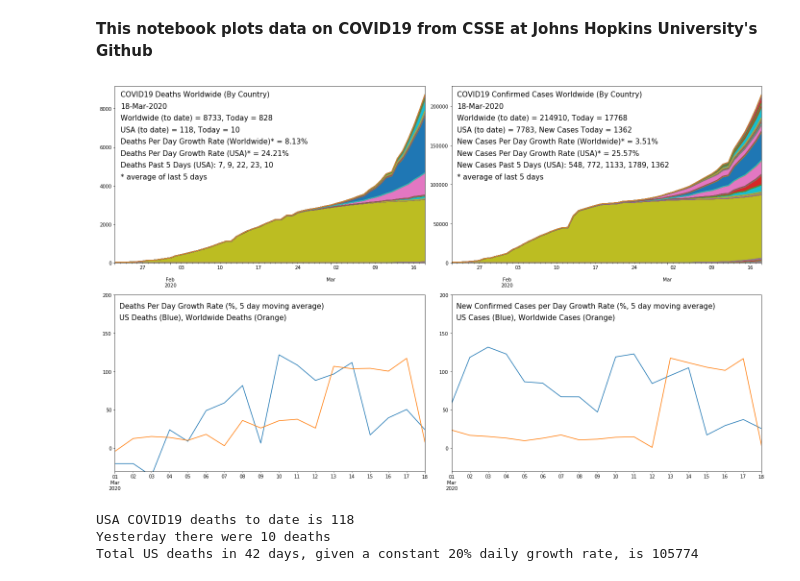
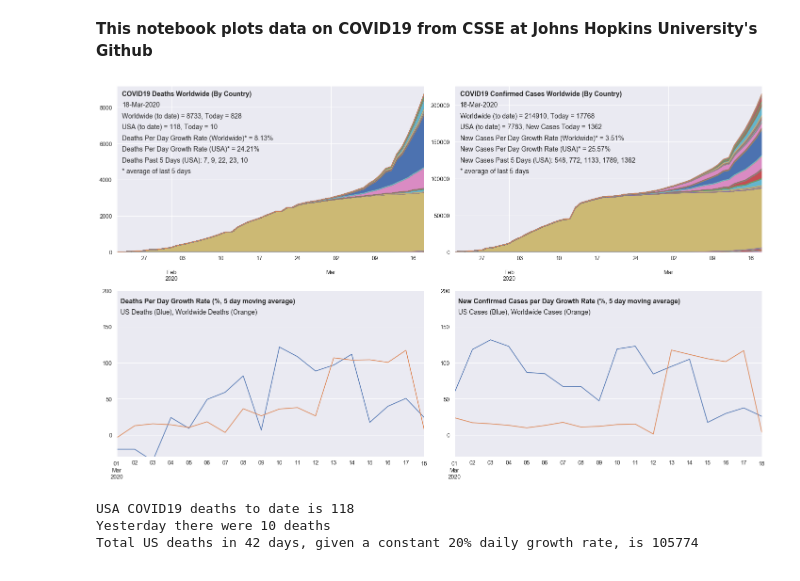
Before and after one commit to danlaw/covid19-analysis, a Jupyter notebook: covid.ipynb, the cells around one changed output. Cells and saved outputs as stored; diff of their text form; code cells hidden in the pictures.

Commit message:
added seaborn
to make plots prettier

```diff
--- a/covid.ipynb
+++ b/covid.ipynb
@@ -9,6 +9,10 @@ import matplotlib.pyplot as plt
 %matplotlib inline
 from datetime import datetime
 import dateutil.parser
+import seaborn as sns
+sns.set()
+sns.set_style("darkgrid")
+sns.set_context("notebook", font_scale = 1.1)
 # %%
 #get the data from CSSE at Johns Hopkins University's Github
 confirmed = pd.read_csv('https://github.com/CSSEGISandData/COVID-19/raw/master/csse_covid_19_data/csse_covid_19_time_series/time_series_19-covid-Confirmed.csv')
@@ -66,54 +70,54 @@ WWNewCasesPerDayGrowthRateMA = WWNewCasesPerDay.pct_change().replace([np.inf, -n
 #latest worldwide confirmed cases growth rate based on moving average
 LatestWWCasesGrowthRate = WWNewCasesPerDayGrowthRateMA[-1]
 #total US confirmed cases to latest date
 USCasesToDate = C2['US'][-1]
 #US confirmed new cases per day
 USNewCasesPerDay = C2['US'][1:] - C2['US'][:-1].values #new cases per day
 #latest US new confirmed cases per day growth rate over moving average
 USNewCasesPerDayGrowthMA = USNewCasesPerDay.pct_change().replace([np.inf, -np.inf], np.nan).fillna(0).rolling(window=MovingAveDays).mean()*100
 #latest US confirmed cases daily growth rate based on moving average
 LatestUSCasesGrowthRate = USNewCasesPerDayGrowthMA[-1]
 L5C = USNewCasesPerDay[-5:]
 
 #plot stacked area chart of deaths
 D2.plot(kind='area', legend=False, ax=axarr1)
-axarr1.text(D2.index[1], WWDeathsToDate, "COVID19 Deaths Worldwide (By Country)", ha="left", va="center", rotation=0, size=15)
-axarr1.text(D2.index[1], WWDeathsToDate*.93, str(Date.strftime("%d-%b-%Y")), ha="left", va="center", rotation=0, size=15)
-axarr1.text(D2.index[1], WWDeathsToDate*.86, "Worldwide (to date) = " + str(WWDeathsToDate) + ", Today = " + str(WWDeathsPerDay[-1]), ha="left", va="center", rotation=0, size=15)
-axarr1.text(D2.index[1], WWDeathsToDate*.79, "USA (to date) = " + str(USDeathsToDate) + ", Today = " + str(USDeathsPerDay[-1]), ha="left", va="center", rotation=0, size=15)
-axarr1.text(D2.index[1], WWDeathsToDate*.72, "Deaths Per Day Growth Rate (Worldwide)* = " + "{:.2f}".format(LatestWWDeathsGrowthRate) + '%', ha="left", va="center", rotation=0, size=15)
-axarr1.text(D2.index[1], WWDeathsToDate*.65, "Deaths Per Day Growth Rate (USA)* = " + "{:.2f}".format(LatestUSDeathsPerDayGrowthRate) + '%', ha="left", va="center", rotation=0, size=15)
-axarr1.text(D2.index[1], WWDeathsToDate*.58, "Deaths Past 5 Days (USA): {}, {}, {}, {}, {}".format(L5D[-5],L5D[-4],L5D[-3],L5D[-2],L5D[-1]), ha="left", va="center", rotation=0, size=15)
-axarr1.text(D2.index[1], WWDeathsToDate*.51, '* average of last ' + str(MovingAveDays) + ' days', ha="left", va="center", rotation=0, size=15)
+axarr1.text(D2.index[1], WWDeathsToDate, "COVID19 Deaths Worldwide (By Country)", ha="left", va="center", rotation=0, fontsize=14, fontweight='bold')
+axarr1.text(D2.index[1], WWDeathsToDate*.93, str(Date.strftime("%d-%b-%Y")), ha="left", va="center", rotation=0, fontsize=14)
+axarr1.text(D2.index[1], WWDeathsToDate*.86, "Worldwide (to date) = " + str(WWDeathsToDate) + ", Today = " + str(WWDeathsPerDay[-1]), ha="left", va="center", rotation=0, fontsize=14)
+axarr1.text(D2.index[1], WWDeathsToDate*.79, "USA (to date) = " + str(USDeathsToDate) + ", Today = " + str(USDeathsPerDay[-1]), ha="left", va="center", rotation=0, fontsize=14)
+axarr1.text(D2.index[1], WWDeathsToDate*.72, "Deaths Per Day Growth Rate (Worldwide)* = " + "{:.2f}".format(LatestWWDeathsGrowthRate) + '%', ha="left", va="center", rotation=0, fontsize=14)
+axarr1.text(D2.index[1], WWDeathsToDate*.65, "Deaths Per Day Growth Rate (USA)* = " + "{:.2f}".format(LatestUSDeathsPerDayGrowthRate) + '%', ha="left", va="center", rotation=0, fontsize=14)
+axarr1.text(D2.index[1], WWDeathsToDate*.58, "Deaths Past 5 Days (USA): {}, {}, {}, {}, {}".format(L5D[-5],L5D[-4],L5D[-3],L5D[-2],L5D[-1]), ha="left", va="center", rotation=0, fontsize=14)
+axarr1.text(D2.index[1], WWDeathsToDate*.51, '* average of last ' + str(MovingAveDays) + ' days', ha="left", va="center", rotation=0, fontsize=14)
 
 #plot stacked area chart of confirmed cases
 C2.plot(kind='area', legend=False, ax=axarr2)
-axarr2.text(C2.index[1], WWCasesToDate, "COVID19 Confirmed Cases Worldwide (By Country)", ha="left", va="center", rotation=0, size=15)
-axarr2.text(C2.index[1], WWCasesToDate*.93, str(Date.strftime("%d-%b-%Y")), ha="left", va="center", rotation=0, size=15)
-axarr2.text(C2.index[1], WWCasesToDate*.86, "Worldwide (to date) = " + str(WWCasesToDate) + ", Today = " + str(WWNewCasesPerDay[-1]), ha="left", va="center", rotation=0, size=15)
-axarr2.text(C2.index[1], WWCasesToDate*.79, "USA (to date) = " + str(USCasesToDate) + ", New Cases Today = " + str(USNewCasesPerDay[-1]), ha="left", va="center", rotation=0, size=15)
-axarr2.text(C2.index[1], WWCasesToDate*.72, "New Cases Per Day Growth Rate (Worldwide)* = " + "{:.2f}".format(LatestWWCasesGrowthRate) + '%', ha="left", va="center", rotation=0, size=15)
-axarr2.text(C2.index[1], WWCasesToDate*.65, "New Cases Per Day Growth Rate (USA)* = " + "{:.2f}".format(LatestUSCasesGrowthRate) + '%', ha="left", va="center", rotation=0, size=15)
-axarr2.text(C2.index[1], WWCasesToDate*.58, "New Cases Past 5 Days (USA): {}, {}, {}, {}, {}".format(L5C[-5],L5C[-4],L5C[-3],L5C[-2],L5C[-1]), ha="left", va="center", rotation=0, size=15)
-axarr2.text(C2.index[1], WWCasesToDate*.51, '* average of last ' + str(MovingAveDays) + ' days', ha="left", va="center", rotation=0, size=15)
+axarr2.text(C2.index[1], WWCasesToDate, "COVID19 Confirmed Cases Worldwide (By Country)", ha="left", va="center", rotation=0, fontsize=14, fontweight='bold')
+axarr2.text(C2.index[1], WWCasesToDate*.93, str(Date.strftime("%d-%b-%Y")), ha="left", va="center", rotation=0, fontsize=14)
+axarr2.text(C2.index[1], WWCasesToDate*.86, "Worldwide (to date) = " + str(WWCasesToDate) + ", Today = " + str(WWNewCasesPerDay[-1]), ha="left", va="center", rotation=0, fontsize=14)
+axarr2.text(C2.index[1], WWCasesToDate*.79, "USA (to date) = " + str(USCasesToDate) + ", New Cases Today = " + str(USNewCasesPerDay[-1]), ha="left", va="center", rotation=0, fontsize=14)
+axarr2.text(C2.index[1], WWCasesToDate*.72, "New Cases Per Day Growth Rate (Worldwide)* = " + "{:.2f}".format(LatestWWCasesGrowthRate) + '%', ha="left", va="center", rotation=0, fontsize=14)
+axarr2.text(C2.index[1], WWCasesToDate*.65, "New Cases Per Day Growth Rate (USA)* = " + "{:.2f}".format(LatestUSCasesGrowthRate) + '%', ha="left", va="center", rotation=0, fontsize=14)
+axarr2.text(C2.index[1], WWCasesToDate*.58, "New Cases Past 5 Days (USA): {}, {}, {}, {}, {}".format(L5C[-5],L5C[-4],L5C[-3],L5C[-2],L5C[-1]), ha="left", va="center", rotation=0, fontsize=14)
+axarr2.text(C2.index[1], WWCasesToDate*.51, '* average of last ' + str(MovingAveDays) + ' days', ha="left", va="center", rotation=0, fontsize=14)
 
 #plot death growth rate over time (based on moving agerage)
 USNewDeathsPerDayGrowthMA[38:].plot.line(ax=axarr3)
 WWDeathsPerDayGrowthRateMA[38:].plot.line(ax=axarr3)
-axarr3.text(USNewDeathsPerDayGrowthMA.index[38], 185, '  Deaths Per Day Growth Rate (%, ' + str(MovingAveDays) + ' day moving average)', ha="left", va="center", rotation=0, size=15)
-axarr3.text(USNewDeathsPerDayGrowthMA.index[38], 170, '  US Deaths (Blue), Worldwide Deaths (Orange)', ha="left", va="center", rotation=0, size=15)
+axarr3.text(USNewDeathsPerDayGrowthMA.index[38], 185, '  Deaths Per Day Growth Rate (%, ' + str(MovingAveDays) + ' day moving average)', ha="left", va="center", rotation=0, fontsize=14, fontweight='bold')
+axarr3.text(USNewDeathsPerDayGrowthMA.index[38], 170, '  US Deaths (Blue), Worldwide Deaths (Orange)', ha="left", va="center", rotation=0, fontsize=14)
 axarr3.set_ylim([-30,200])
 
 #plot confirmed cases growth rate over time (based on moving agerage)
 USNewCasesPerDayGrowthMA[38:].plot.line(ax=axarr4)
 WWNewCasesPerDayGrowthRateMA[38:].plot.line(ax=axarr4)
-axarr4.text(USNewCasesPerDayGrowthMA.index[38], 185, '  New Confirmed Cases per Day Growth Rate (%, ' + str(MovingAveDays) + ' day moving average)', ha="left", va="center", rotation=0, size=15)
-axarr4.text(USNewCasesPerDayGrowthMA.index[38], 170, '  US Cases (Blue), Worldwide Cases (Orange)', ha="left", va="center", rotation=0, size=15)
+axarr4.text(USNewCasesPerDayGrowthMA.index[38], 185, '  New Confirmed Cases per Day Growth Rate (%, ' + str(MovingAveDays) + ' day moving average)', ha="left", va="center", rotation=0, fontsize=14, fontweight='bold')
+axarr4.text(USNewCasesPerDayGrowthMA.index[38], 170, '  US Cases (Blue), Worldwide Cases (Orange)', ha="left", va="center", rotation=0, fontsize=14)
 axarr4.set_ylim([-30,200])
 
 plt.tight_layout()
 # %% [output]
-[figure, old version]
+[figure, new version]
 # %%
 #make some projections on total US deaths in future
 Rate = 1.2 #For 20% daily growth rate, use 1.2
```
